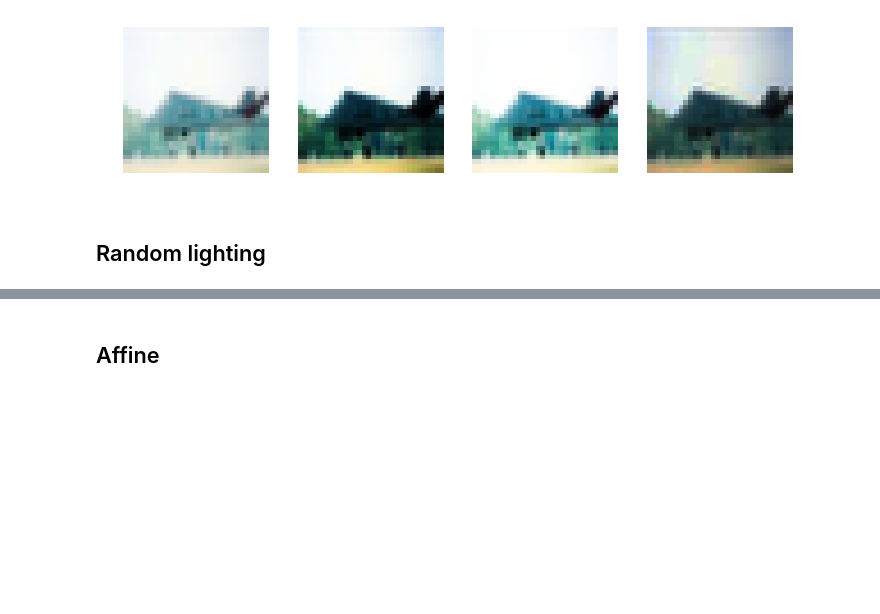
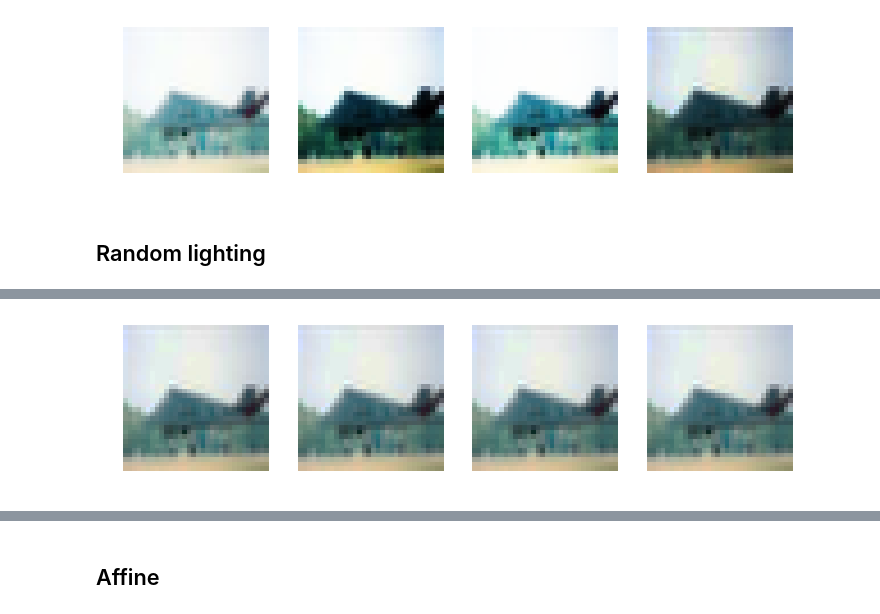
Before and after one commit to fastai/fastai_old, a Jupyter notebook: dev_nb/002_images.ipynb, the cells around one changed output, grey strips where cells are left out. Saved outputs shown, nothing was run; the diff lists cells and outputs as text; code cells hidden in the pictures; blank space fills up the shorter version.

```diff
--- a/dev_nb/002_images.ipynb
+++ b/dev_nb/002_images.ipynb
@@ -266,3 +270,11 @@ def contrast_tfm(scale): return partial(contrast_rand, scale=scale)
+# %%
+tfm = apply_pixel_tfm(contrast_rand(scale=(0.5,2.0)))
+
+# all the same
+_,axes = plt.subplots(1,4, figsize=(12,3))
+for ax in axes: show_image(tfm(x()), ax)
+# %% [output]
+[figure, added]
 # %%
 tfms = [contrast_tfm(scale=(0.5,2.0)),
         brightness_tfm(change=(0.25,0.75))]
```
Also changed, not shown: parts of 14 cells of this notebook.
